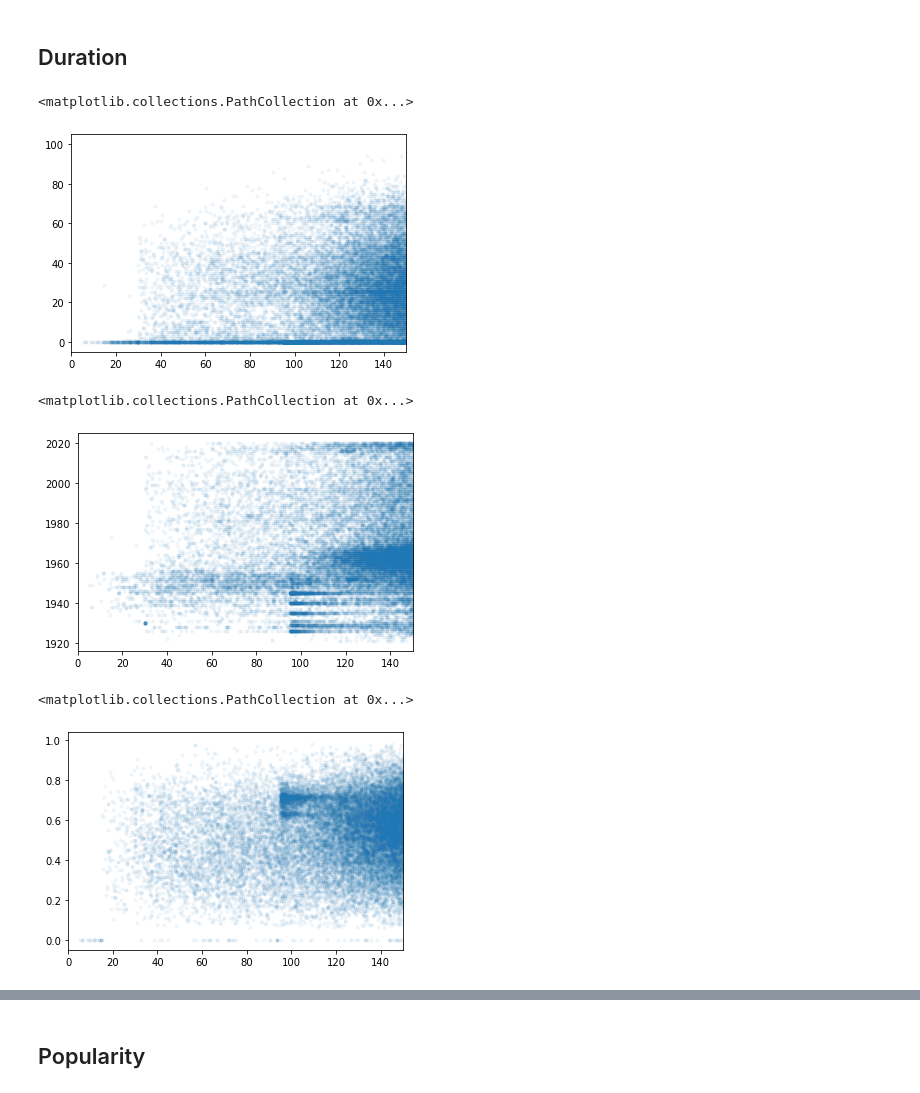
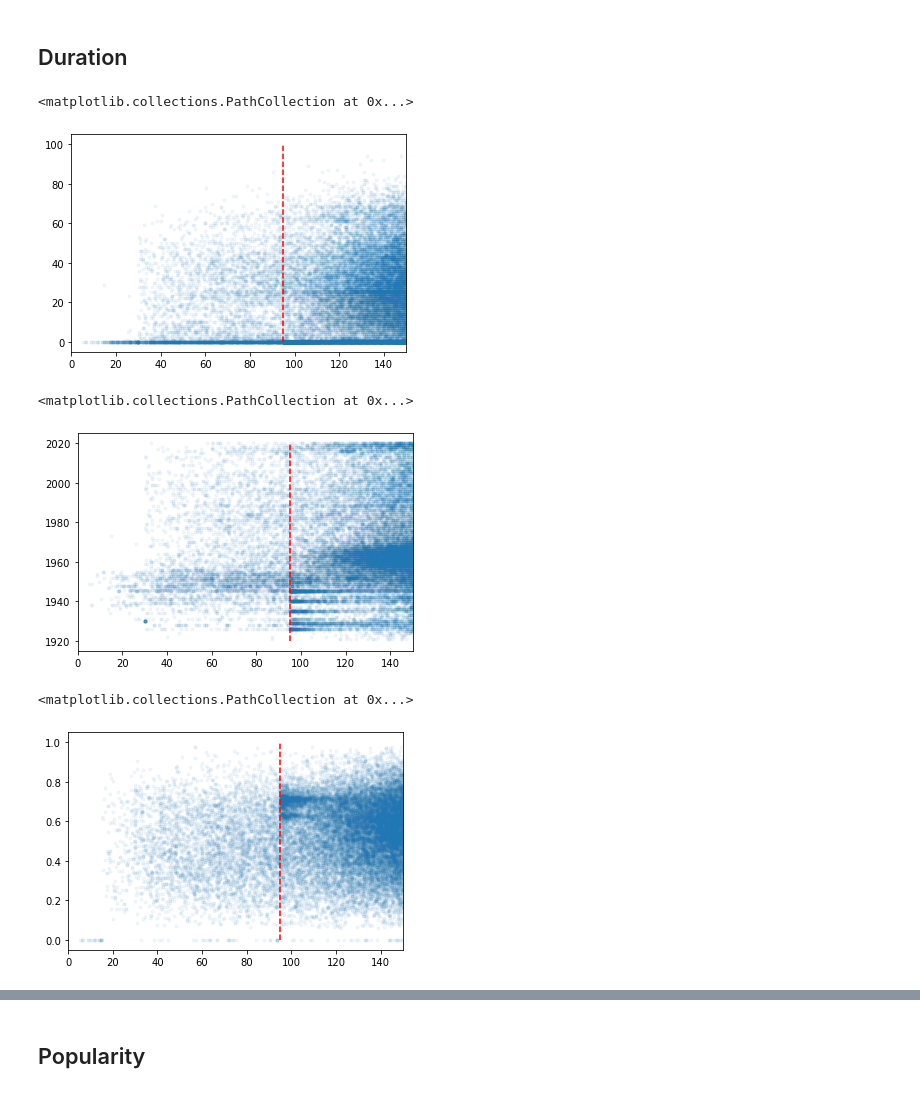
Before and after one commit to PiotrKolecki/PK_DK_Eksploracja_Danych_2020, a Jupyter notebook: kaggle_spotify_ed.ipynb, the cells around one changed output, grey strips where cells are left out. Saved outputs shown, nothing was run; the diff lists cells and outputs as text; code cells hidden in the pictures.

```diff
--- a/kaggle_spotify_ed.ipynb
+++ b/kaggle_spotify_ed.ipynb
@@ -65,30 +65,33 @@ df_new.head(5)
 # %%
 x = df_data.duration_ms
 x = list(map(lambda a: a/1000, x))
 y = df_data.popularity
 plt.xlim(0, 150)
+plt.plot([95, 95], [0,100], c='r', linestyle='--')
 plt.scatter(x, y, marker='.', alpha=0.05, cmap='viridis')
 # %% [output]
 <matplotlib.collections.PathCollection at 0x...>
-[figure, old version]
+[figure, new version]
 # %%
 x = df_data.duration_ms
 x = list(map(lambda a: a/1000, x))
 y = df_data.year
 plt.xlim(0, 150)
+plt.plot([95, 95], [1920,2020], c='r', linestyle='--')
 plt.scatter(x, y, marker='.', alpha=0.05, cmap='viridis')
 # %% [output]
 <matplotlib.collections.PathCollection at 0x...>
-[figure, old version]
+[figure, new version]
 # %%
 x = df_data.duration_ms
 x = list(map(lambda a: a/1000, x))
 y = df_data.danceability
 plt.xlim(0, 150)
+plt.plot([95, 95], [0,1], c='r', linestyle='--')
 plt.scatter(x, y, marker='.', alpha=0.05, cmap='viridis')
 # %% [output]
 <matplotlib.collections.PathCollection at 0x...>
-[figure, old version]
+[figure, new version]
 # %%
 x = df_data.duration_ms
 x = list(map(lambda a: a/1000, x))
```
Also changed, not shown: parts of 60 cells of this notebook.
